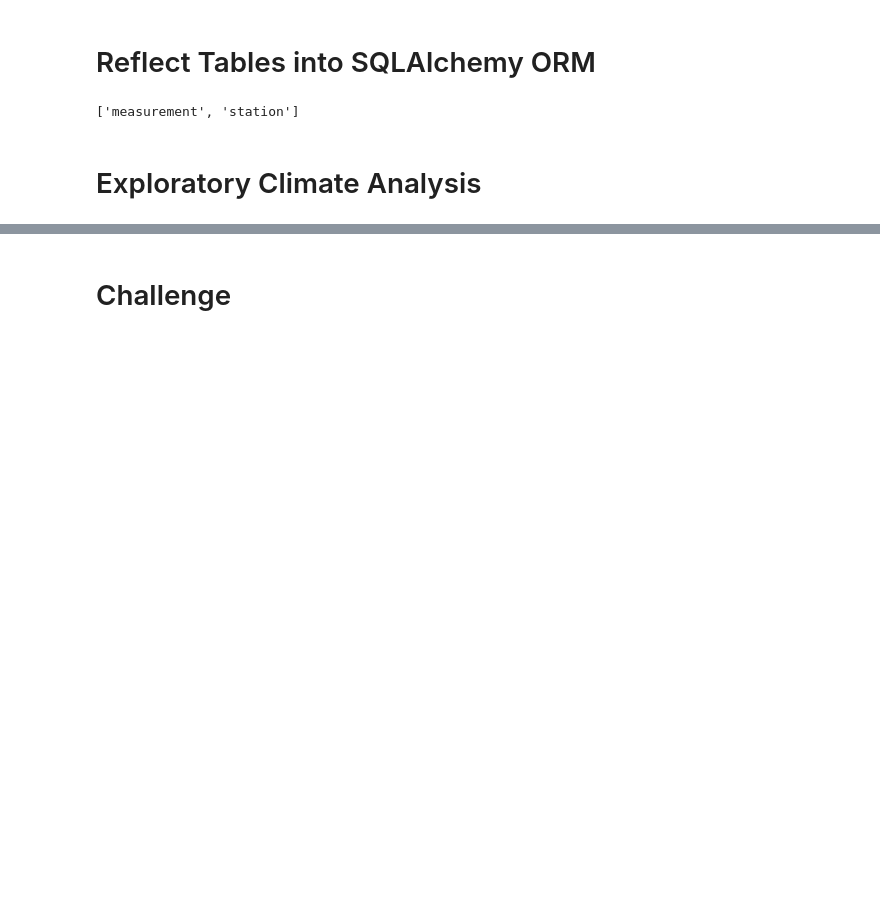
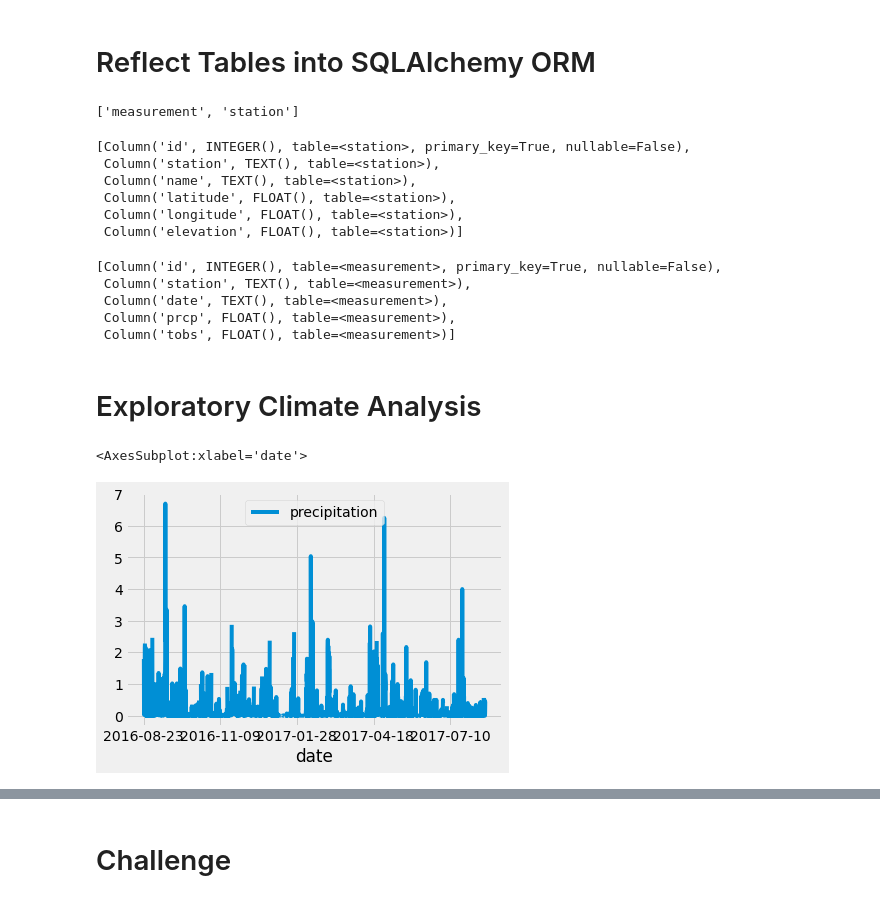
Before and after one commit to mdwilliams11/surfs_up, a Jupyter notebook: climate_analysis.ipynb, the cells around one changed output, grey strips where cells are left out. Cells and saved outputs as stored; diff of their text form; code cells hidden in the pictures; blank space fills up the shorter version.

```diff
--- a/climate_analysis.ipynb
+++ b/climate_analysis.ipynb
@@ -34,6 +34,25 @@ Base.classes.keys()
 # Save references to each table
 Measurement = Base.classes.measurement
 Station = Base.classes.station
+# %%
+# this is just me trying to figure out how they know what columns are in the tables
+list(Station.__table__.columns)
+# %% [output]
+[Column('id', INTEGER(), table=<station>, primary_key=True, nullable=False),
+ Column('station', TEXT(), table=<station>),
+ Column('name', TEXT(), table=<station>),
+ Column('latitude', FLOAT(), table=<station>),
+ Column('longitude', FLOAT(), table=<station>),
+ Column('elevation', FLOAT(), table=<station>)]
+# %%
+# this is just me trying to figure out how they know what columns are in the tables
+list(Measurement.__table__.columns)
+# %% [output]
+[Column('id', INTEGER(), table=<measurement>, primary_key=True, nullable=False),
+ Column('station', TEXT(), table=<measurement>),
+ Column('date', TEXT(), table=<measurement>),
+ Column('prcp', FLOAT(), table=<measurement>),
+ Column('tobs', FLOAT(), table=<measurement>)]
 # %%
 # 9.1.5
 # Create our session (link) from Python to the DB
@@ -41,16 +60,32 @@ session = Session(engine)
 # %% [markdown]
 # Exploratory Climate Analysis
 # %%
+# 9.2.1
 # Design a query to retrieve the last 12 months of precipitation data and plot the results.
 #Starting from the last data point in the database.
+prev_year = dt.date(2017, 8, 23)
 
 # Calculate the date one year from the last date in data set.
+prev_year = dt.date(2017, 8, 23) - dt.timedelta(days=365)
 
 # Perform a query to retrieve the data and precipitation scores
+results = []
+results = session.query(Measurement.date, Measurement.prcp).filter(Measurement.date >= prev_year).all()
+#print(results)
 
 # Save the query results as a Pandas DataFrame and set the index to the date column
+df = pd.DataFrame(results, columns=['date','precipitation'])
+df.set_index(df['date'], inplace=True)
 
-# Sort the dataframe by date
+# 9.2.3
+#Sort the dataframe by date
+df = df.sort_index()
+## commented out to see plot ## print(df.to_string(index=False))
 
+# 9.2.4
 # Use Pandas Plotting with Matplotlib to plot the data
+df.plot()
+# %% [output]
+<AxesSubplot:xlabel='date'>
+[figure, added]
 # %%
```
Also changed, not shown: parts of 5 cells of this notebook, 1 other file.
